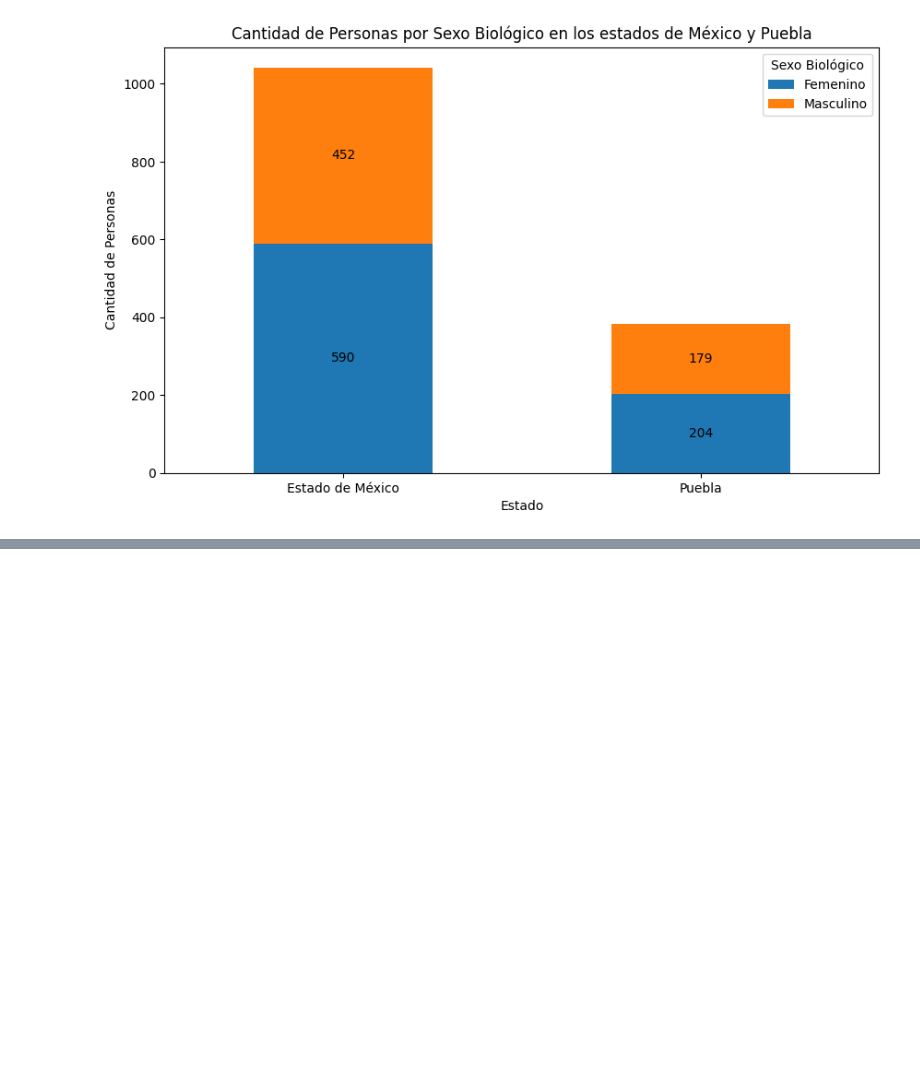
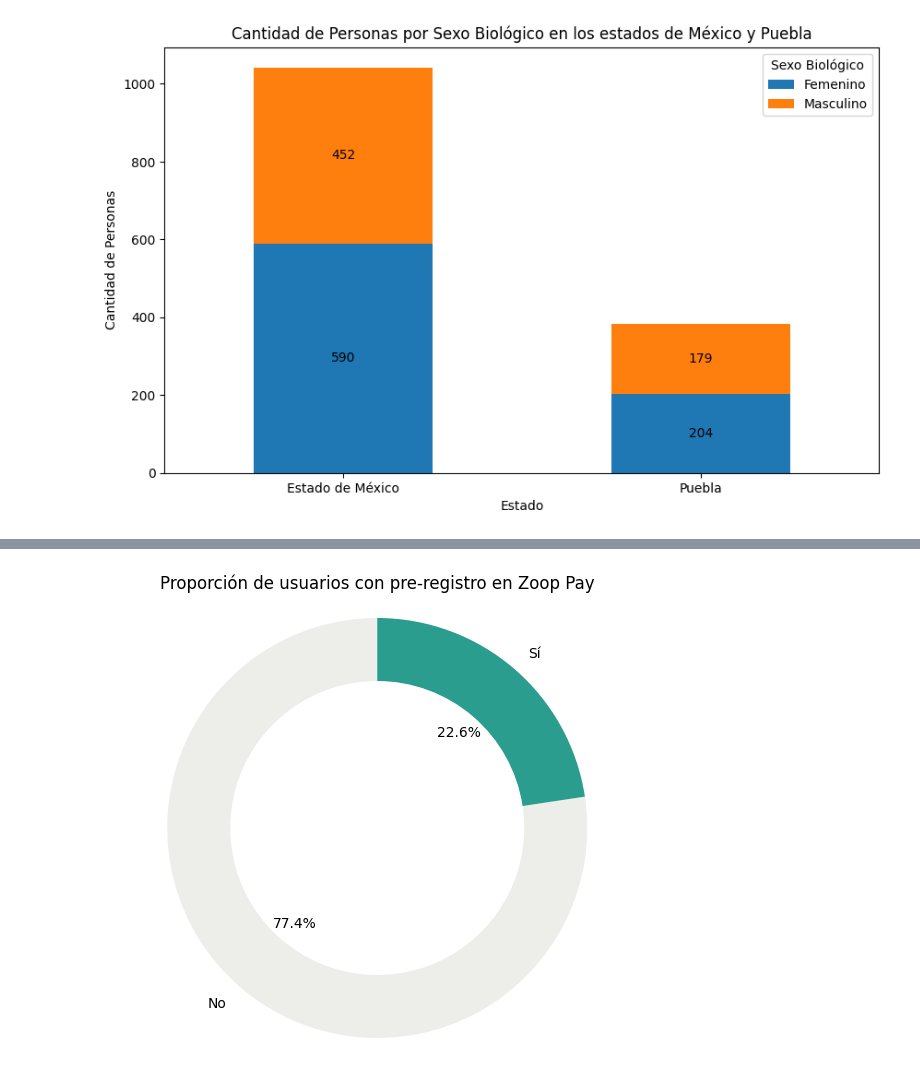
Before and after one commit to Nataliahfk/IA_aplicada_a_ciencia_de_datos, a Jupyter notebook: Manos_a_la_obra_IA.ipynb, the cells around one changed output, grey strips where cells are left out. Cells and saved outputs as stored; diff of their text form; code cells hidden in the pictures; blank space fills up the shorter version.

```diff
--- a/Manos_a_la_obra_IA.ipynb
+++ b/Manos_a_la_obra_IA.ipynb
@@ -218,0 +231,26 @@ plt.show()
+# %%
+import pandas as pd
+import matplotlib.pyplot as plt
+
+# Contar valores de la columna 'zoop_pay'
+conteo_zoop = df_concatenado['zoop_pay'].value_counts()
+
+# Colores asignados
+colores = ['#2a9d8f' if valor == 'Sí' else '#edede9' for valor in conteo_zoop.index]
+
+# Crear gráfico de dona
+plt.figure(figsize=(7,6))
+plt.pie(
+    conteo_zoop,
+    labels=conteo_zoop.index,
+    autopct='%1.1f%%',
+    startangle=90,
+    colors=colores,
+    wedgeprops={'width': 0.3}  # ancho reducido para forma de dona
+)
+
+plt.title('Proporción de usuarios con pre-registro en Zoop Pay')
+plt.axis('equal')  # mantener forma circular
+plt.show()
+# %% [output]
+[figure, added]
```
Also changed, not shown: parts of 7 cells of this notebook.
